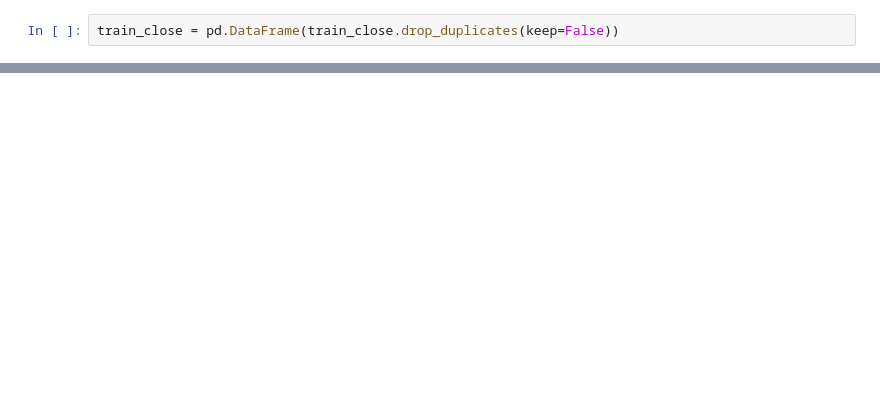
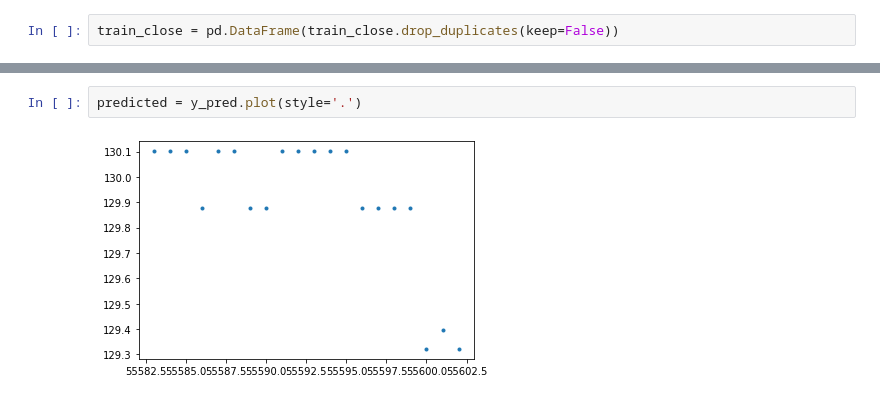
Before and after one commit to gomlfx/ApiaryFund_, a Jupyter notebook: AGC27_3_0.ipynb, the cells around one changed output, grey strips where cells are left out. Drawn from its saved outputs; the diff is of its cells as text; blank space fills up the shorter version.

```diff
--- a/AGC27_3_0.ipynb
+++ b/AGC27_3_0.ipynb
@@ -935 +944,5 @@ Predictions:
 Name: p_Close_next_period1, dtype: float32
+# %%
+predicted = y_pred.plot(style='.')
+# %% [output]
+[figure, added]
```
Also changed, not shown: parts of 19 cells of this notebook.
